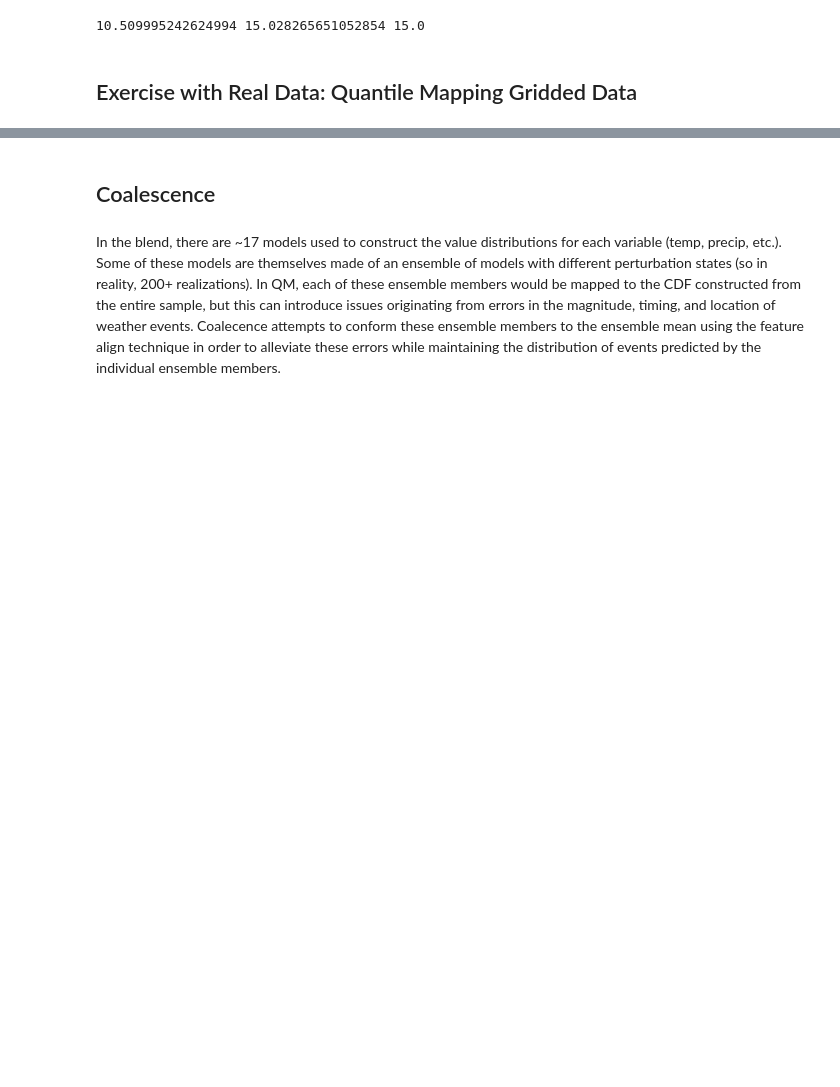
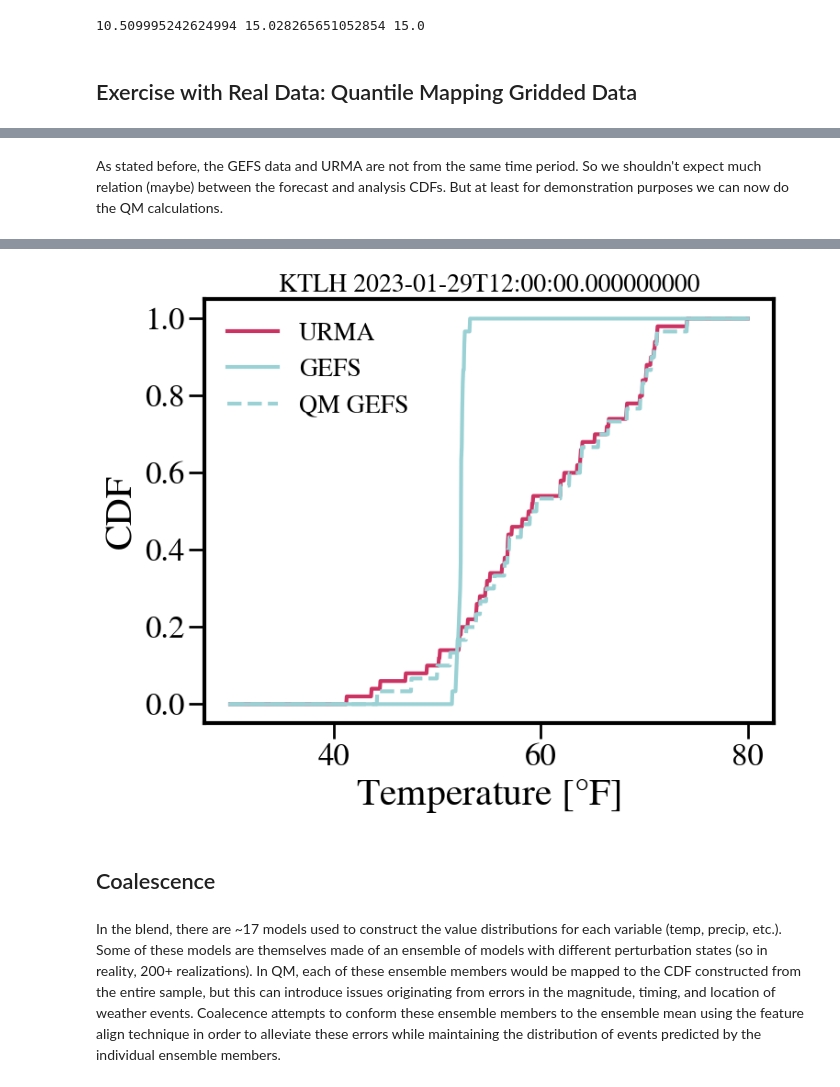
Before and after one commit to SidneyLower-NOAA/SMD_Notebooks, a Jupyter notebook: statistical_surveyor_of_sorts.ipynb, the cells around one changed output, grey strips where cells are left out. Drawn from its saved outputs; the diff is of its cells as text; code cells hidden in the pictures; blank space fills up the shorter version.

```diff
--- a/statistical_surveyor_of_sorts.ipynb
+++ b/statistical_surveyor_of_sorts.ipynb
@@ -306,0 +605,18 @@ print(projected_model_dist.std(),np.std(corr_pm_rvs_dqm), synthetic_obs_dist.std
+# %% [markdown]
+As stated before, the GEFS data and URMA are not from the same time period. So we shouldn't expect much relation (maybe) between the forecast and analysis CDFs. But at least for demonstration purposes we can now do the QM calculations.
+# %%
+percentile = scipy.stats.percentileofscore(gefs_tall_temp.to(units.fahrenheit).magnitude, gefs_tall_temp.to(units.fahrenheit).magnitude)
+corrected_gefs_qm = np.percentile(urma_tall_temp.to(units.fahrenheit).magnitude, percentile)
+# %%
+corrected_gefs_cdf = ECDF(corrected_gefs_qm)
+# %%
+x=np.linspace(30,80,1000)
+
+plt.plot(x, urma_cdf(x), color='#CC3363', lw=3,label='URMA')
+plt.plot(x, gefs_cdf(x), color='#9AD1D4', lw=3,label='GEFS')
+plt.plot(x, corrected_gefs_cdf(x),color='#9AD1D4',ls='--', lw=3,label='QM GEFS' )
+plt.xlabel('Temperature [$\degree$F]')
+plt.ylabel('CDF')
+plt.legend(frameon=False)
+plt.title(f'KTLH {gefs_data.refDate.data}', fontsize=20)
+# %% [output]
@@ -307,3 +624,4 @@ print(projected_model_dist.std(),np.std(corr_pm_rvs_dqm), synthetic_obs_dist.std
+[figure, added]
 # %% [markdown]
 ## Coalescence
 # %% [markdown]
```
Also changed, not shown: parts of 23 cells of this notebook.
